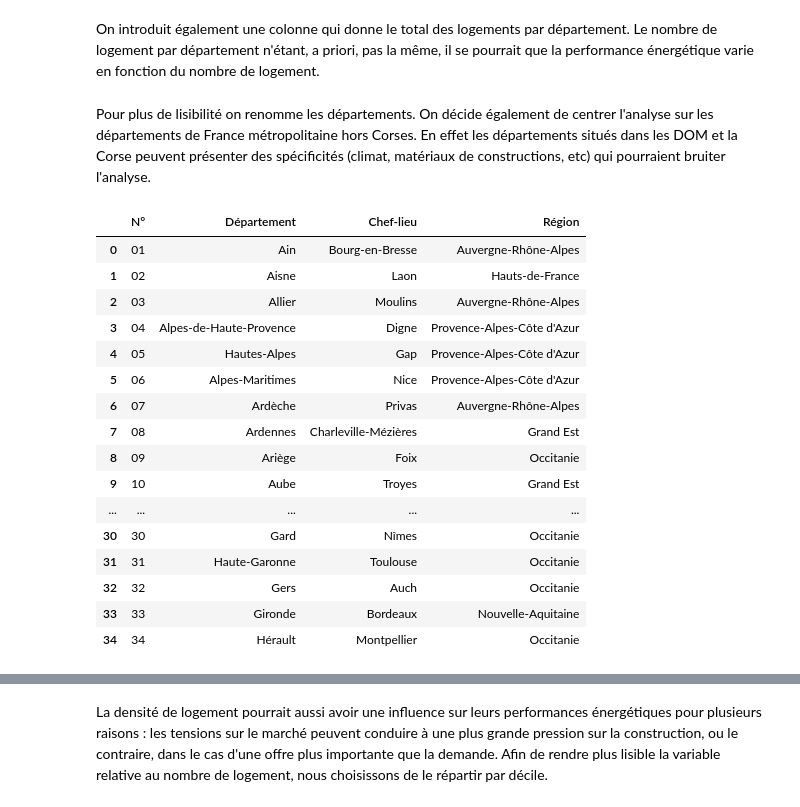
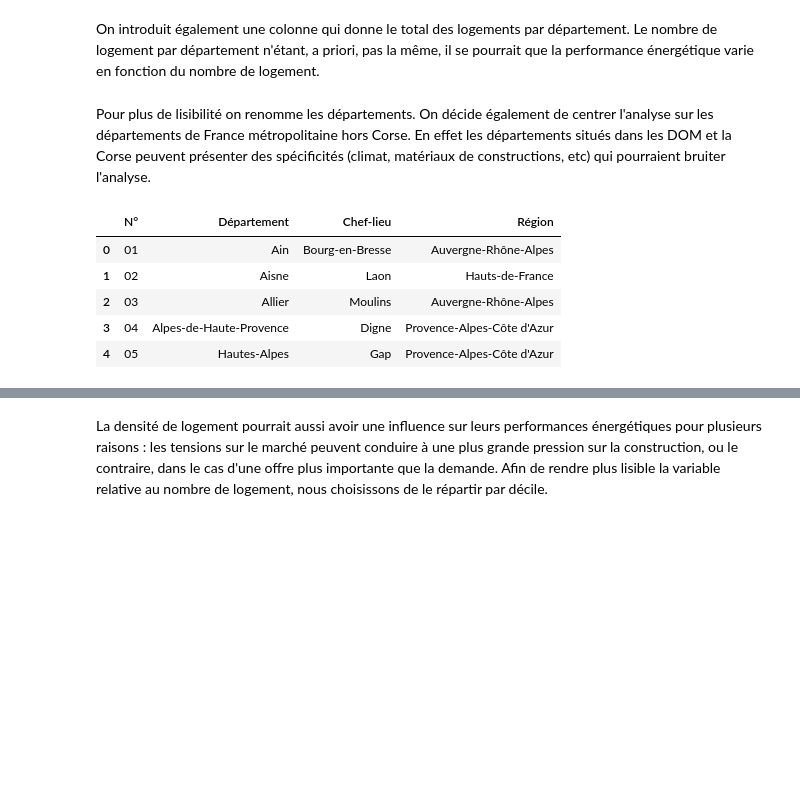
Before and after one commit to f-b-l/python2A, a Jupyter notebook: Master Notebook.ipynb, the cells around one changed output, grey strips where cells are left out. Cells and saved outputs as stored; diff of their text form; code cells hidden in the pictures; blank space fills up the shorter version.

```diff
--- a/Master Notebook.ipynb
+++ b/Master Notebook.ipynb
@@ -441,7 +424,7 @@ for i in range(nb_dep):
 
 df_bdd_nat_work=df_bdd_nat_work.assign(Log_totaux=Log_tot)
 # %% [markdown]
-Pour plus de lisibilité on renomme les départements. On décide également de centrer l'analyse sur les départements de France métropolitaine hors Corses. En effet les départements situés dans les DOM et la Corse peuvent présenter des spécificités (climat, matériaux de constructions, etc) qui pourraient bruiter l'analyse.
+Pour plus de lisibilité on renomme les départements. On décide également de centrer l'analyse sur les départements de France métropolitaine hors Corse. En effet les départements situés dans les DOM et la Corse peuvent présenter des spécificités (climat, matériaux de constructions, etc) qui pourraient bruiter l'analyse.
 # %%
 url2 = 'https://www.business-plan-excel.fr/wp-content/uploads/2021/05/Liste-Excel-des-departements-francais.xlsx'
 s2 = requests.get(url2).content
@@ -451,25 +434,14 @@ xl2.sheet_names        # see all sheet names
 
 df_dep = xl2.parse('Départements français', nrows = 100, header = 0)
 # %%
-df_dep.head(35)
+df_dep.head(5)
 # %% [output]
 |  | N° | Département | Chef-lieu | Région |
 | 0 | 01 | Ain | Bourg-en-Bresse | Auvergne-Rhône-Alpes |
 | 1 | 02 | Aisne | Laon | Hauts-de-France |
 | 2 | 03 | Allier | Moulins | Auvergne-Rhône-Alpes |
 | 3 | 04 | Alpes-de-Haute-Provence | Digne | Provence-Alpes-Côte d'Azur |
 | 4 | 05 | Hautes-Alpes | Gap | Provence-Alpes-Côte d'Azur |
-| 5 | 06 | Alpes-Maritimes | Nice | Provence-Alpes-Côte d'Azur |
-| 6 | 07 | Ardèche | Privas | Auvergne-Rhône-Alpes |
-| 7 | 08 | Ardennes | Charleville-Mézières | Grand Est |
-| 8 | 09 | Ariège | Foix | Occitanie |
-| 9 | 10 | Aube | Troyes | Grand Est |
-| ... | ... | ... | ... | ... |
-| 30 | 30 | Gard | Nîmes | Occitanie |
-| 31 | 31 | Haute-Garonne | Toulouse | Occitanie |
-| 32 | 32 | Gers | Auch | Occitanie |
-| 33 | 33 | Gironde | Bordeaux | Nouvelle-Aquitaine |
-| 34 | 34 | Hérault | Montpellier | Occitanie |
 # %%
 # on se restreint à la france métropolitaine
 df_dep=df_dep.drop(labels=None, axis=0, index=20)
```
Also changed, not shown: parts of 44 cells of this notebook.
